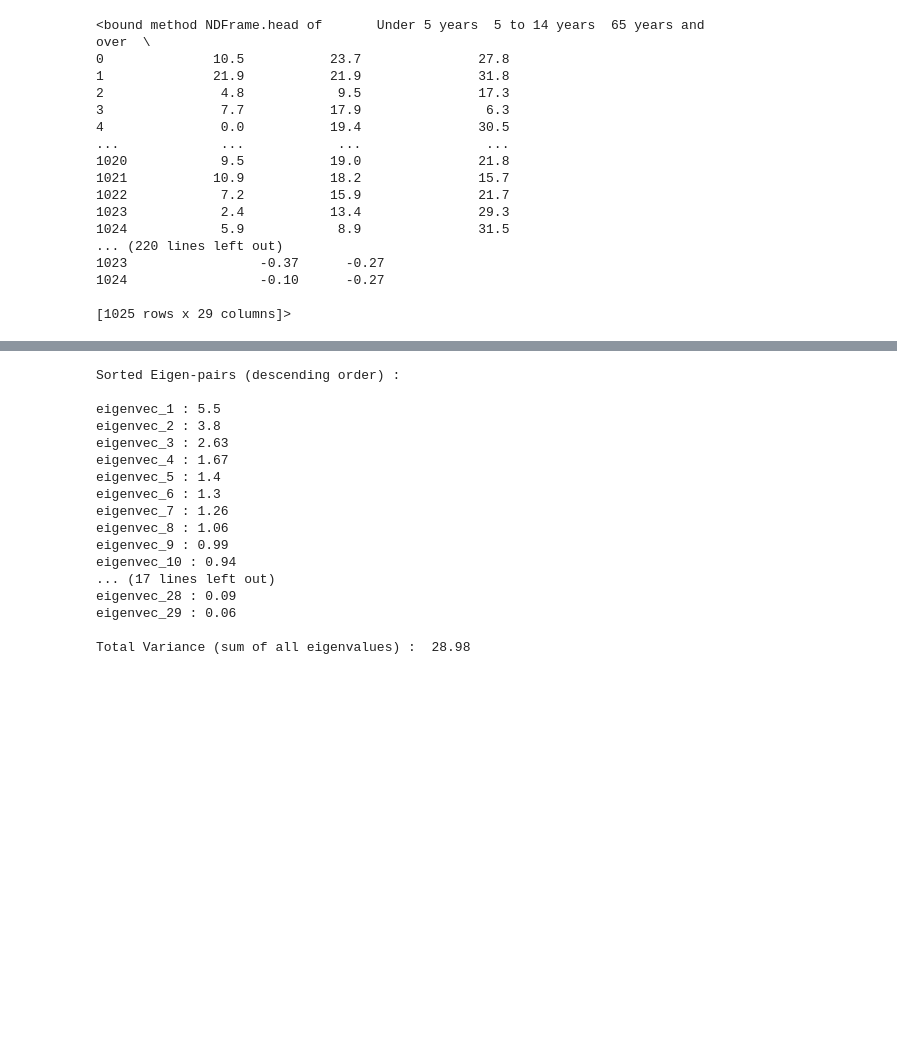
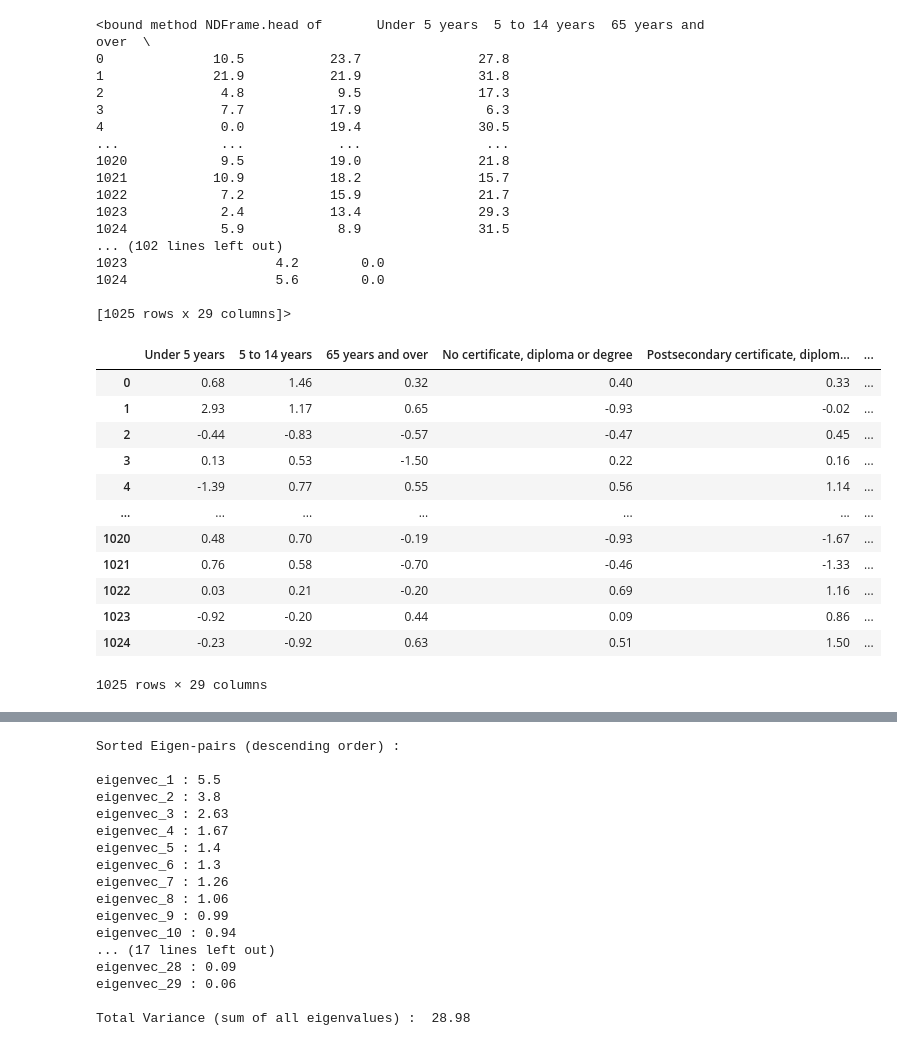
Before and after one commit to UrbanLinks/Holistic-WDS-Risk, a Jupyter notebook: PCA_update_1.ipynb, the cells around one changed output, grey strips where cells are left out. Saved outputs shown, nothing was run; the diff lists cells and outputs as text; code cells hidden in the pictures; blank space fills up the shorter version.

```diff
--- a/PCA_update_1.ipynb
+++ b/PCA_update_1.ipynb
@@ -12,37 +12,50 @@ pio.renderers.default = 'iframe_connected'
 # %%
 # Step-1 : Importing the Dataset
 df = pd.read_csv('data cleaning.csv')
 print(df.head)
 
 
 # Step-2 : Standard Scaling
 def standardScaler(data):
     '''axis=0 means along the column, axis=1 means working along the row.'''
     scaled_df = (data - np.mean(data, axis=0)) / np.std(data, axis=0)
     return scaled_df
 
 
 scaled_df = standardScaler(df)
 scaled_df = np.around(scaled_df, 2)
-print(scaled_df.head)
+display(scaled_df)
 # %% [output]
 <bound method NDFrame.head of       Under 5 years  5 to 14 years  65 years and over  \
 0              10.5           23.7               27.8
 1              21.9           21.9               31.8
 2               4.8            9.5               17.3
 3               7.7           17.9                6.3
 4               0.0           19.4               30.5
 ...             ...            ...                ...
 1020            9.5           19.0               21.8
 1021           10.9           18.2               15.7
 1022            7.2           15.9               21.7
 1023            2.4           13.4               29.3
 1024            5.9            8.9               31.5
-... (220 lines left out)
-1023                 -0.37      -0.27
-1024                 -0.10      -0.27
+... (102 lines left out)
+1023                   4.2        0.0
+1024                   5.6        0.0
 
 [1025 rows x 29 columns]>
+|  | Under 5 years | 5 to 14 years | 65 years and over | No certificate, diploma or degree | Postsecondary certificate, diplom... | ... |
+| 0 | 0.68 | 1.46 | 0.32 | 0.40 | 0.33 | ... |
+| 1 | 2.93 | 1.17 | 0.65 | -0.93 | -0.02 | ... |
+| 2 | -0.44 | -0.83 | -0.57 | -0.47 | 0.45 | ... |
+| 3 | 0.13 | 0.53 | -1.50 | 0.22 | 0.16 | ... |
+| 4 | -1.39 | 0.77 | 0.55 | 0.56 | 1.14 | ... |
+| ... | ... | ... | ... | ... | ... | ... |
+| 1020 | 0.48 | 0.70 | -0.19 | -0.93 | -1.67 | ... |
+| 1021 | 0.76 | 0.58 | -0.70 | -0.46 | -1.33 | ... |
+| 1022 | 0.03 | 0.21 | -0.20 | 0.69 | 1.16 | ... |
+| 1023 | -0.92 | -0.20 | 0.44 | 0.09 | 0.86 | ... |
+| 1024 | -0.23 | -0.92 | 0.63 | 0.51 | 1.50 | ... |
+1025 rows × 29 columns
 # %%
 # Step-2 : Computing Covariance Matrix
 
```
Also changed, not shown: parts of 5 cells of this notebook.
